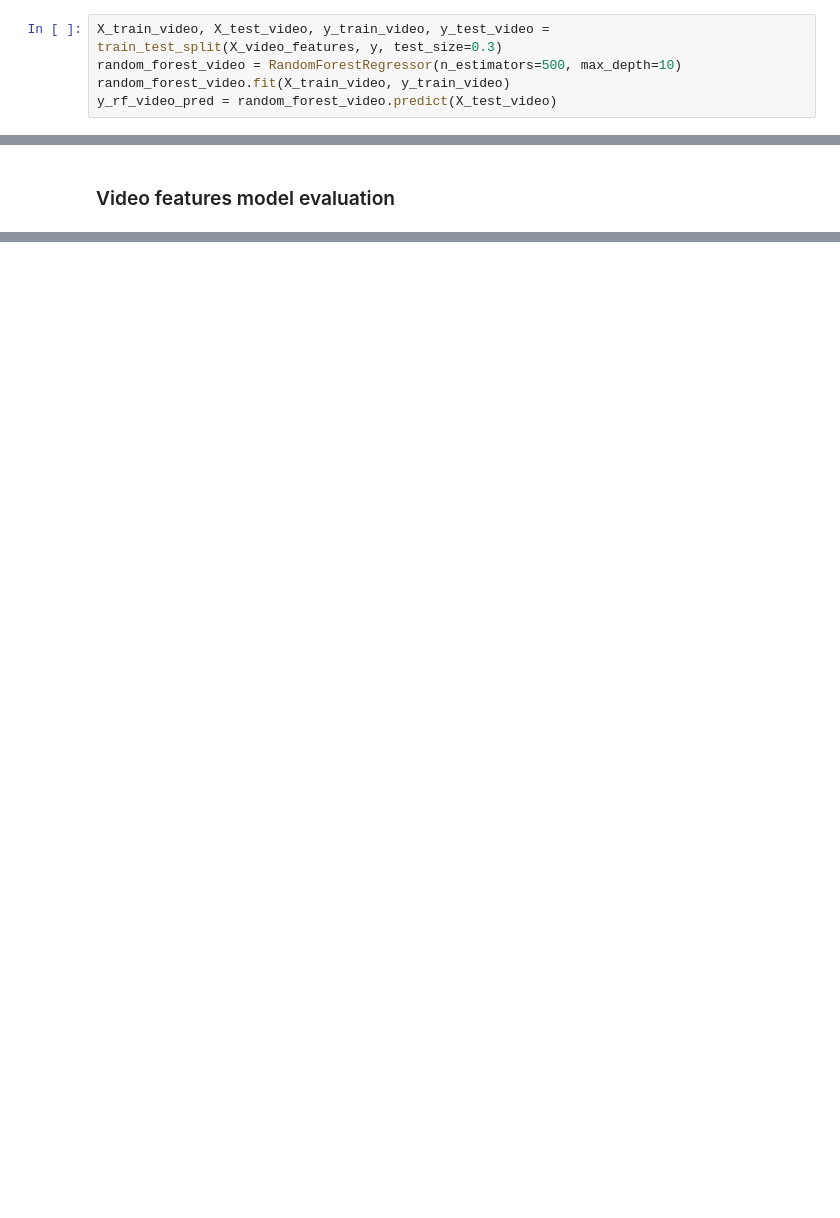
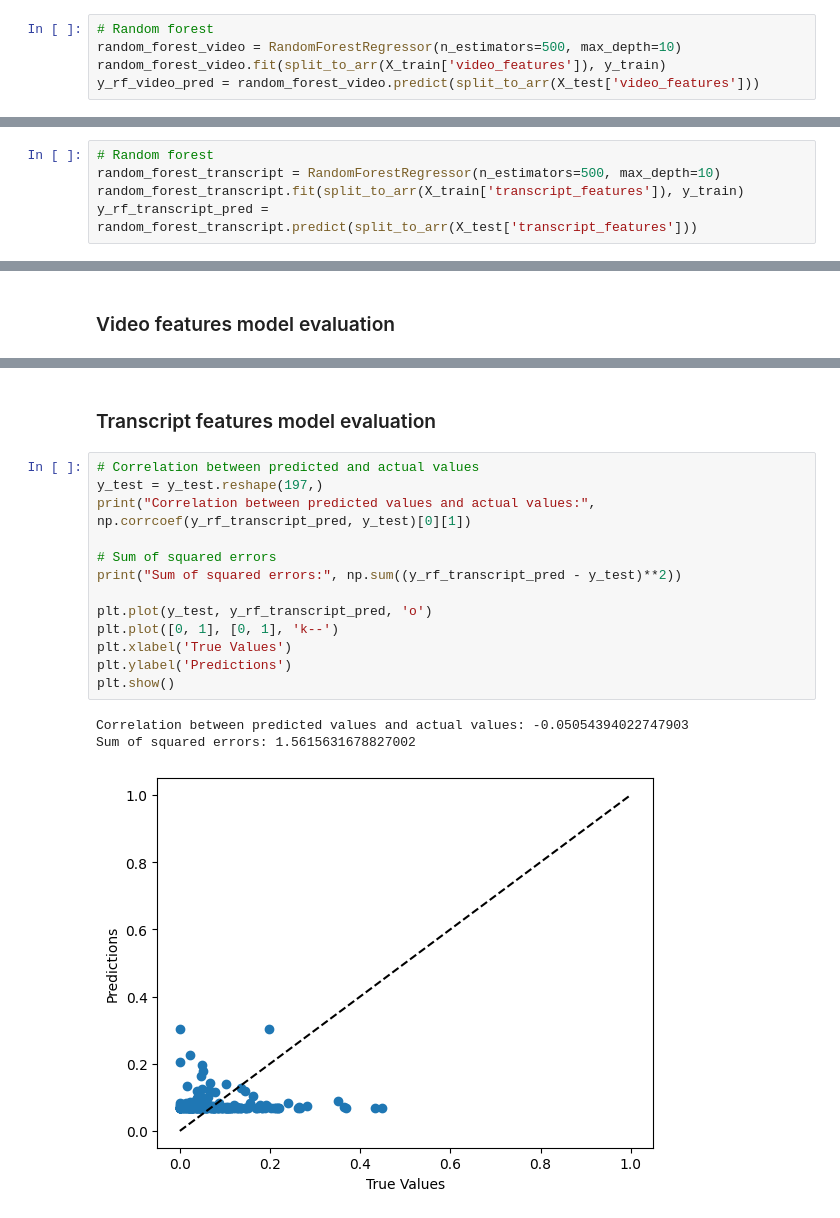
Before and after one commit to GraysonKornberg/Streamer-Interactivity-Analyzer, a Jupyter notebook: main.ipynb, the cells around one changed output, grey strips where cells are left out. Drawn from its saved outputs; the diff is of its cells as text; blank space fills up the shorter version.

```diff
--- a/main.ipynb
+++ b/main.ipynb
@@ -131,7 +151,7 @@ y_rf_audio_pred = random_forest_audio.predict(X_test_audio)
 # %% [markdown]
 ### Video Feature Training
 # %%
-X_train_video, X_test_video, y_train_video, y_test_video = train_test_split(X_video_features, y, test_size=0.3)
+# Random forest
 random_forest_video = RandomForestRegressor(n_estimators=500, max_depth=10)
-random_forest_video.fit(X_train_video, y_train_video)
-y_rf_video_pred = random_forest_video.predict(X_test_video)
+random_forest_video.fit(split_to_arr(X_train['video_features']), y_train)
+y_rf_video_pred = random_forest_video.predict(split_to_arr(X_test['video_features']))
@@ -137,0 +160,5 @@ y_rf_video_pred = random_forest_video.predict(X_test_video)
+# %%
+# Random forest
+random_forest_transcript = RandomForestRegressor(n_estimators=500, max_depth=10)
+random_forest_transcript.fit(split_to_arr(X_train['transcript_features']), y_train)
+y_rf_transcript_pred = random_forest_transcript.predict(split_to_arr(X_test['transcript_features']))
@@ -188,0 +278,19 @@ a
+# %% [markdown]
+### Transcript features model evaluation
+# %%
+# Correlation between predicted and actual values
+y_test = y_test.reshape(197,)
+print("Correlation between predicted values and actual values:", np.corrcoef(y_rf_transcript_pred, y_test)[0][1])
+
+# Sum of squared errors
+print("Sum of squared errors:", np.sum((y_rf_transcript_pred - y_test)**2))
+
+plt.plot(y_test, y_rf_transcript_pred, 'o')
+plt.plot([0, 1], [0, 1], 'k--')
+plt.xlabel('True Values')
+plt.ylabel('Predictions')
+plt.show()
+# %% [output]
+Correlation between predicted values and actual values: -0.05054394022747903
+Sum of squared errors: 1.5615631678827002
+[figure, added]
```
Also changed, not shown: parts of 25 cells of this notebook.
